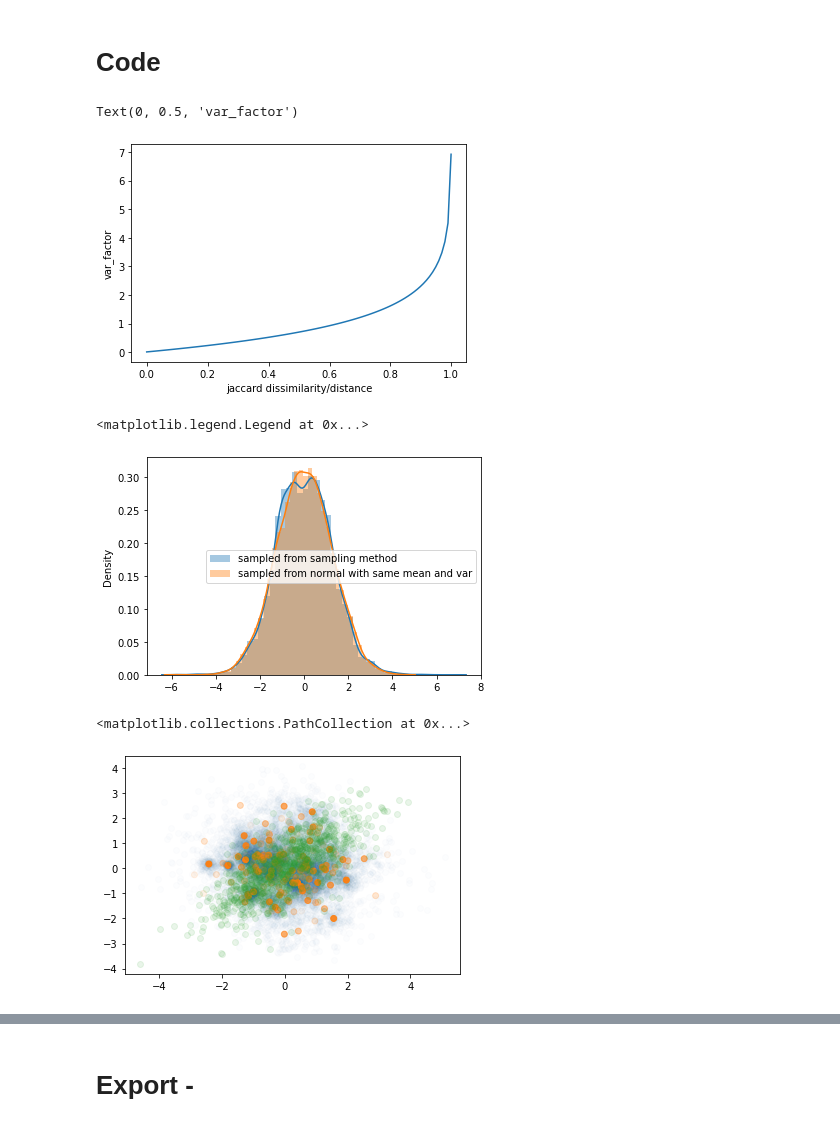
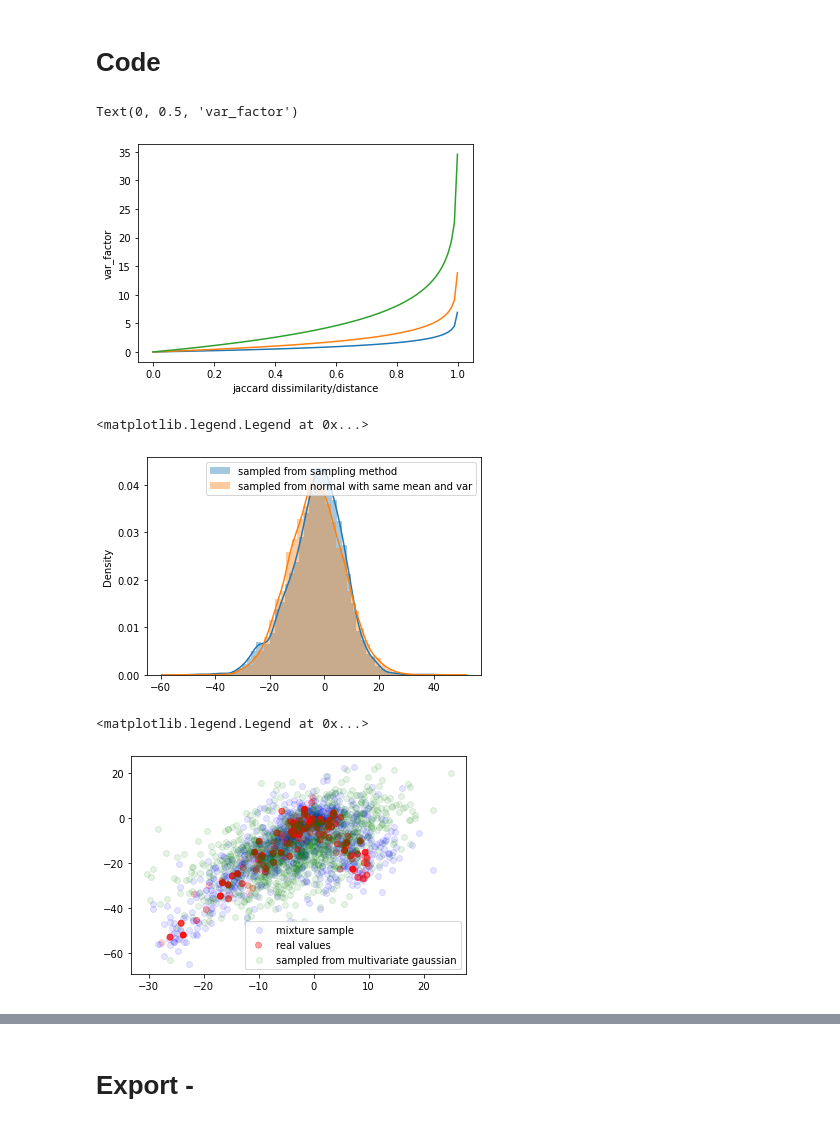
Before and after one commit to AlanGanem/fkausality, a Jupyter notebook: notebooks_dev/dist.ipynb, the cells around one changed output, grey strips where cells are left out. Drawn from its saved outputs; the diff is of its cells as text; code cells hidden in the pictures.

Commit message:
covariance estimation for multivariate mixture is now working

```diff
--- a/notebooks_dev/dist.ipynb
+++ b/notebooks_dev/dist.ipynb
@@ -50,7 +50,7 @@ def get_distribution_var_factor_jaccard(jac_dists, min_var_factor = 1e-2, alpha
     functions to test:
     tangent(x), 1/x, min_var - log(1-x)
     '''
-    funcs = ['log', 'inverse_dist']
+    funcs = ['log', 'inverse_dist', 'constant']
     assert min_var_factor > 0
     assert alpha > 0
 
@@ -59,6 +59,8 @@ def get_distribution_var_factor_jaccard(jac_dists, min_var_factor = 1e-2, alpha
         var_factor = min_var_factor - alpha*np.log(1-jac_dists)
     elif func == 'inverse_dist':
         var_factor = min_var_factor/(1-jac_dists)**alpha
+    elif func == 'constant':
+        var_factor = np.ones(jac_dist.shape)
     return var_factor
 
 def pointwise_variance(values, jac_dists, min_var_factor = 1e-2, alpha = 1, variance_mapper = 'log'):
@@ -78,8 +80,8 @@ def pointwise_variance(values, jac_dists, min_var_factor = 1e-2, alpha = 1, vari
     #global variance is calculated with the wieghted full neighbors instead of the sampled values, in order to avoid 0 variance
     #if a single value is sampled
 
+    var_factor = get_distribution_var_factor_jaccard(jac_dists, min_var_factor, alpha, func = variance_mapper)
     var = np.cov(values, rowvar = False, aweights=(1- jac_dists.flatten())**alpha) #global variance weights are proportional to point similarities, not distance
-    var_factor = get_distribution_var_factor_jaccard(jac_dists, min_var_factor, alpha, func = variance_mapper)
     if var.ndim > 1:
         broadcasted_var_factor = jac_dists.reshape(jac_dists.shape[0],1)[:, np.newaxis]
         pointwise_variance = broadcasted_var_factor*var
@@ -92,10 +94,13 @@ import matplotlib.pyplot as plt
 
 jac_dists = np.linspace(0,0.999, 100)
 plt.plot(jac_dists, get_distribution_var_factor_jaccard(jac_dists, alpha = 1))
+plt.plot(jac_dists, get_distribution_var_factor_jaccard(jac_dists, alpha = 2))
+plt.plot(jac_dists, get_distribution_var_factor_jaccard(jac_dists, alpha = 5))
+
 plt.xlabel('jaccard dissimilarity/distance')
 plt.ylabel('var_factor')
 # %% [output]
 Text(0, 0.5, 'var_factor')
-[figure, old version]
+[figure, new version]
 # %%
 #export
@@ -297,24 +329,39 @@ jac_dists = np.random.random(n_neigbors)
+# %%
+import seaborn as sns
+n_neigbors = 200
+X1 = 10*np.random.randn(n_neigbors,1)
+X1[X1.flatten() > 0] = 10-X1[X1.flatten() > 0]
+X2 = -X1+5*np.random.randn(n_neigbors,1)
+X2[X1.flatten() > 0] = -2*X1[X1.flatten() > 0]
+X2[X1.flatten() <= 0] = +2*X1[X1.flatten() <= 0]
+X2 = X2 +5*np.random.randn(n_neigbors,1)
+X = np.hstack([X1,X2])
+#X = np.random.randn(n_neigbors,2)
+
+jac_dists = np.random.random(n_neigbors)
 # %%
 alpha = 1
 samples = sample_from_neighbors_continuous(X[:,0:1], jac_dists,noise_type = 'normal', size = 10000, alpha = alpha)
-mean,cov = estimate_mean_and_variance_from_neighbors(X[:,0:1], jac_dists, alpha = alpha)
+mean,cov = estimate_mean_and_variance_from_neighbors_mixture(X[:,0:1], jac_dists, alpha = alpha)
 sns.distplot(samples[0].flatten(), label = 'sampled from sampling method')
 sns.distplot(np.random.normal(mean, np.sqrt(cov), 10000), label = 'sampled from normal with same mean and var')
 plt.legend()
 # %% [output]
 <matplotlib.legend.Legend at 0x...>
-[figure, old version]
+[figure, new version]
 # %%
 #samples = sample_from_neighbors_continuous(X, jac_dists,noise_type = 'multivariate_normal', size = 1000)
 alpha = 2
-plt.scatter(*PointwiseGaussianMixture(alpha = alpha).fit(X, jac_dists).sample(10000).T, alpha = 0.01)
-plt.scatter(*X.T, alpha = (1 - jac_dists)**alpha)
+plt.scatter(*PointwiseGaussianMixture(alpha = alpha).fit(X, jac_dists).sample(1000).T, alpha = 0.1, color = 'b', label = 'mixture sample')
+plt.scatter(*X.T, alpha = (1 - jac_dists)**alpha, color = 'r', label = 'real values')
 
-mean,cov = estimate_mean_and_variance_from_neighbors(X, jac_dists)
-plt.scatter(*np.random.multivariate_normal(mean, cov, 1000).T, alpha = 0.1)
+mean,cov = estimate_mean_and_variance_from_neighbors_mixture(X, jac_dists, alpha = alpha)
+
+plt.scatter(*np.random.multivariate_normal(mean, cov, 1000).T, alpha = 0.1, color = 'g', label = 'sampled from multivariate gaussian')
+plt.legend()
 # %% [output]
-<matplotlib.collections.PathCollection at 0x...>
+<matplotlib.legend.Legend at 0x...>
-[figure, old version]
+[figure, new version]
 # %%
 n_neigbors = 100
 #X = 3*np.random.random(n_neigbors).reshape(-1,1)
```
Also changed, not shown: parts of 8 cells of this notebook, 4 other files.
